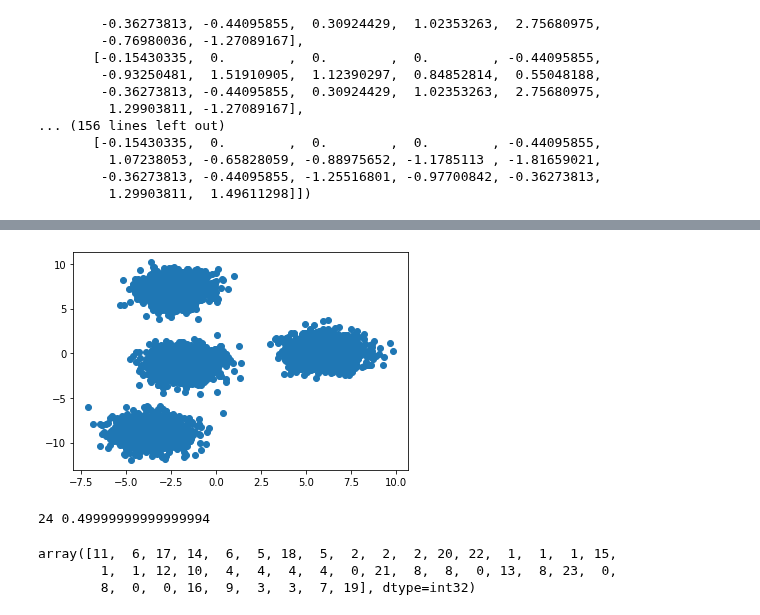
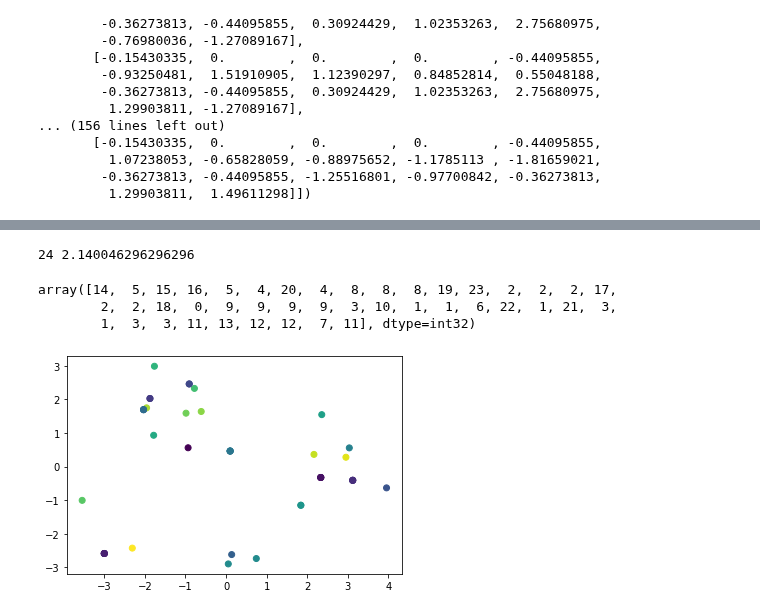
Before and after one commit to Maksimka9/clustering, a Jupyter notebook: test.ipynb, the cells around one changed output, grey strips where cells are left out. Saved outputs shown, nothing was run; the diff lists cells and outputs as text; code cells hidden in the pictures.

```diff
--- a/test.ipynb
+++ b/test.ipynb
@@ -40,9 +40,9 @@ df
 # %%
 # Нормализуем данные (среднее значение=0, дисперсия=1)
 
-#from sklearn.preprocessing import StandardScaler
-#standart_df = StandardScaler().fit_transform(df)
-#standart_df
+from sklearn.preprocessing import StandardScaler
+standart_df = StandardScaler().fit_transform(df)
+standart_df
 # %% [output]
 array([[-0.15430335,  0.        ,  0.        ,  0.        , -0.44095855,
          1.07238053, -0.65828059, -0.88975652,  0.84852814,  0.55048188,
@@ -81,0 +64,7 @@ x
+# %%
+# Применяем PCA к кластеризованным данным
+from sklearn.decomposition import PCA
+
+reduced_df = PCA(n_components=2).fit_transform(standart_df)
+reduced_df = pd.DataFrame(reduced_df)
+reduced_df
@@ -82,35 +89,35 @@ x
+# %%
+# Теперь запустим алгоритм k-средних, указав число кластеров, которое нам изначально известно
+
+inertia_dict = {}
+for k in range(2, 25):
+  kmeans = sklearn.cluster.KMeans(n_clusters = k, n_init=9)
+  y = kmeans.fit_predict(standart_df)
+  transfer_list = {k: kmeans.inertia_}
+  inertia_dict.update(transfer_list)
+  del(transfer_list)
+
+
+
+# Выведем значение инерции (именно оно минимизируется при использовании алгоритма k-средних)
+#print(inertia_dict)
+
+print(min(inertia_dict, key=inertia_dict.get), min(inertia_dict.values()))
+# %% [output]
+24 2.140046296296296
+# %%
+# делаем кластеризацию вручную на определенном кол-ве кластеров
+
+kmeans = sklearn.cluster.KMeans(n_clusters = 24)
+processed_df = kmeans.fit_predict(standart_df)
+processed_df
+# %% [output]
+array([14,  5, 15, 16,  5,  4, 20,  4,  8,  8,  8, 19, 23,  2,  2,  2, 17,
+        2,  2, 18,  0,  9,  9,  9,  9,  3, 10,  1,  1,  6, 22,  1, 21,  3,
+        1,  3,  3, 11, 13, 12, 12,  7, 11], dtype=int32)
 # %%
-# Отобразим полученный набор данных в виде точек на плоскости ||| не использовать это
-matplotlib.pyplot.scatter(x[0], x[1])
+# Отобразим набор данных, используя разные цвета для разных кластеров
+matplotlib.pyplot.scatter(reduced_df[0], reduced_df[1], c = processed_df)
 matplotlib.pyplot.show()
 # %% [output]
-[figure, old version]
+[figure, new version]
-# %%
-# Теперь запустим алгоритм k-средних, указав число кластеров, которое нам изначально известно
-
-inertia_dict = {}
-for k in range(2, 25):
-  kmeans = sklearn.cluster.KMeans(n_clusters = k)
-  y = kmeans.fit_predict(df)
-  transfer_list = {k: kmeans.inertia_}
-  inertia_dict.update(transfer_list)
-  del(transfer_list)
-
-
-
-# Выведем значение инерции (именно оно минимизируется при использовании алгоритма k-средних)
-#print(inertia_dict)
-
-print(min(inertia_dict, key=inertia_dict.get), min(inertia_dict.values()))
-# %% [output]
-24 0.49999999999999994
-# %%
-# делаем кластеризацию вручную на определенном кол-ве кластеров
-
-kmeans = sklearn.cluster.KMeans(n_clusters = 24)
-processed_df = kmeans.fit_predict(df)
-processed_df
-# %% [output]
-array([11,  6, 17, 14,  6,  5, 18,  5,  2,  2,  2, 20, 22,  1,  1,  1, 15,
-        1,  1, 12, 10,  4,  4,  4,  4,  0, 21,  8,  8,  0, 13,  8, 23,  0,
-        8,  0,  0, 16,  9,  3,  3,  7, 19], dtype=int32)
```
Also changed, not shown: parts of 4 cells of this notebook.
